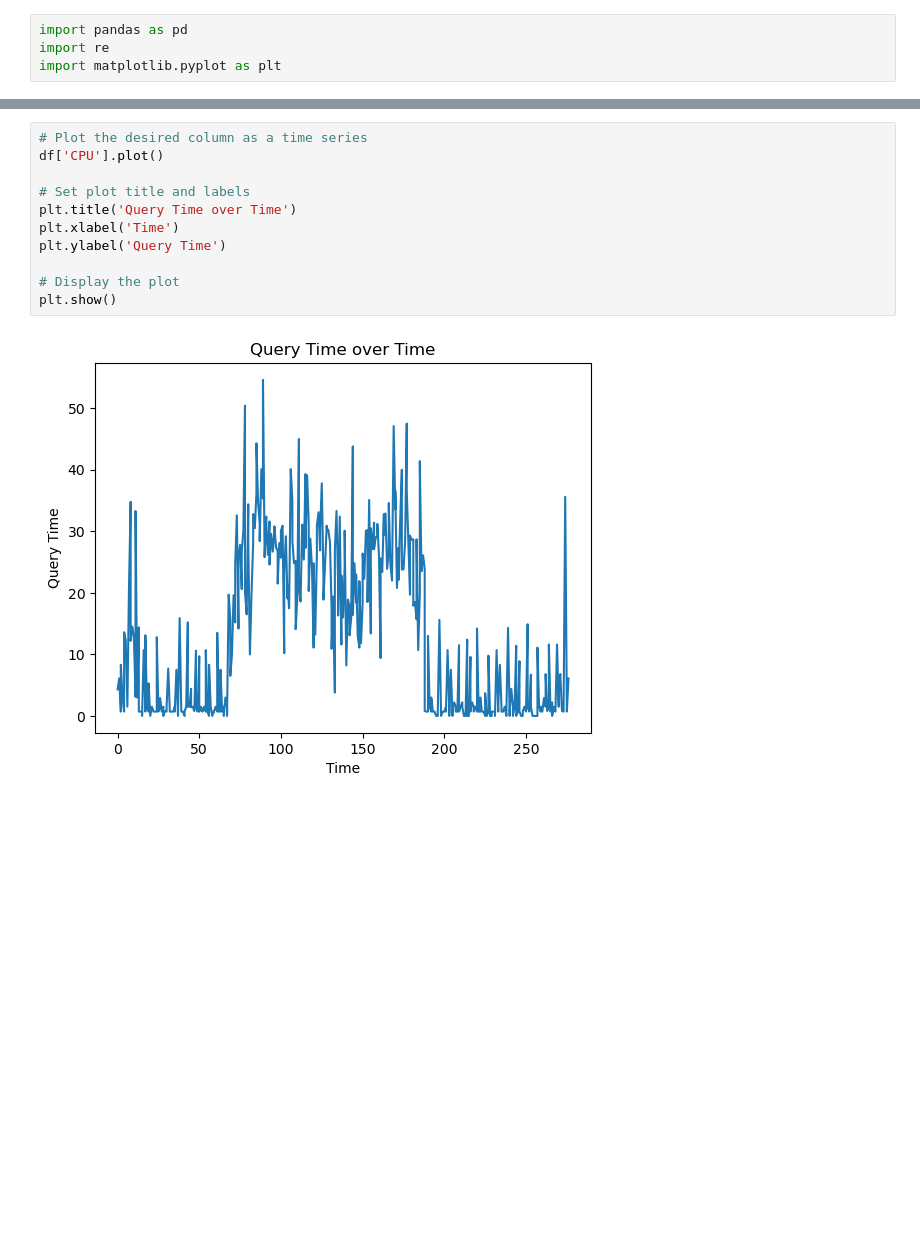
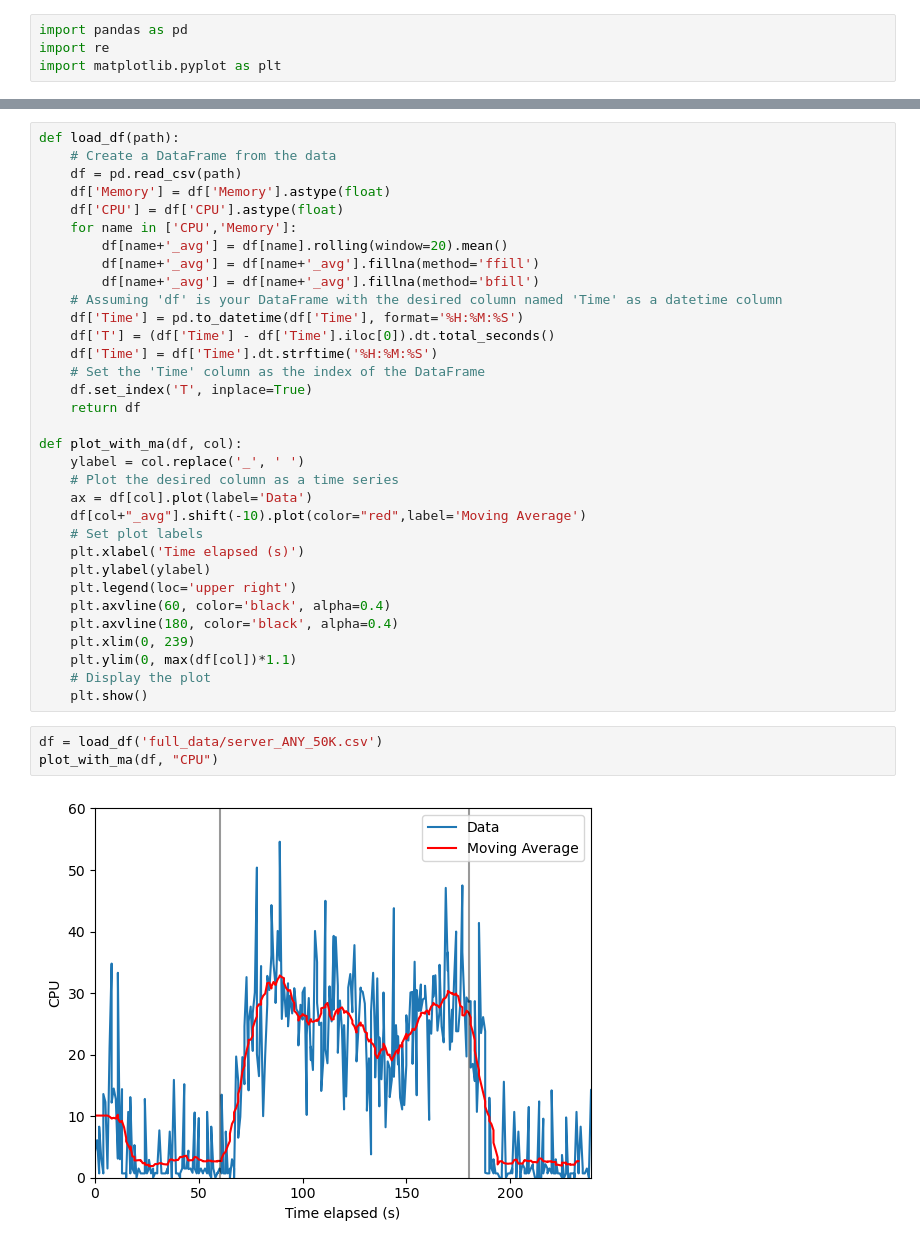
Before and after one commit to AndreaAlberti07/DNS-Reflection-and-Amplification-Attack, a Jupyter notebook: data/server_analysis.ipynb, the cells around one changed output, grey strips where cells are left out. Saved outputs shown, nothing was run; the diff lists cells and outputs as text; blank space fills up the shorter version.

```diff
--- a/data/server_analysis.ipynb
+++ b/data/server_analysis.ipynb
@@ -63,13 +5,38 @@ T
-# %%
-# Plot the desired column as a time series
-df['CPU'].plot()
-
-# Set plot title and labels
-plt.title('Query Time over Time')
-plt.xlabel('Time')
-plt.ylabel('Query Time')
-
-# Display the plot
-plt.show()
-# %% [output]
-[figure, removed]
+# %%
+def load_df(path):
+    # Create a DataFrame from the data
+    df = pd.read_csv(path)
+    df['Memory'] = df['Memory'].astype(float)
+    df['CPU'] = df['CPU'].astype(float)
+    for name in ['CPU','Memory']:
+        df[name+'_avg'] = df[name].rolling(window=20).mean()
+        df[name+'_avg'] = df[name+'_avg'].fillna(method='ffill')
+        df[name+'_avg'] = df[name+'_avg'].fillna(method='bfill')
+    # Assuming 'df' is your DataFrame with the desired column named 'Time' as a datetime column
+    df['Time'] = pd.to_datetime(df['Time'], format='%H:%M:%S')
+    df['T'] = (df['Time'] - df['Time'].iloc[0]).dt.total_seconds()
+    df['Time'] = df['Time'].dt.strftime('%H:%M:%S')
+    # Set the 'Time' column as the index of the DataFrame
+    df.set_index('T', inplace=True)
+    return df
+
+def plot_with_ma(df, col):
+    ylabel = col.replace('_', ' ')
+    # Plot the desired column as a time series
+    ax = df[col].plot(label='Data')
+    df[col+"_avg"].shift(-10).plot(color="red",label='Moving Average')
+    # Set plot labels
+    plt.xlabel('Time elapsed (s)')
+    plt.ylabel(ylabel)
+    plt.legend(loc='upper right')
+    plt.axvline(60, color='black', alpha=0.4)
+    plt.axvline(180, color='black', alpha=0.4)
+    plt.xlim(0, 239)
+    plt.ylim(0, max(df[col])*1.1)
+    # Display the plot
+    plt.show()
+# %%
+df = load_df('full_data/server_ANY_50K.csv')
+plot_with_ma(df, "CPU")
+# %% [output]
+[figure, added]
```
Also changed, not shown: parts of 1 cell of this notebook, 13 other files.
